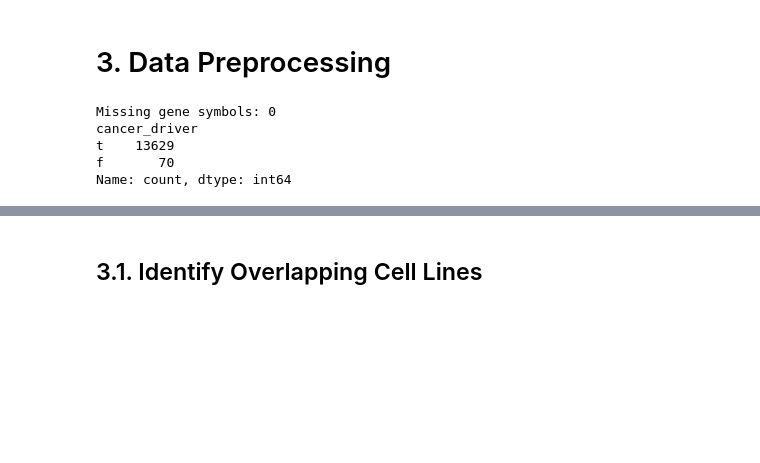
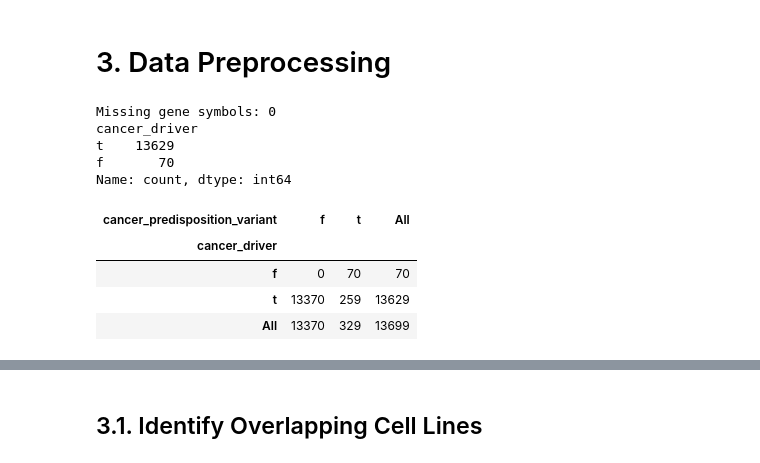
Before and after one commit to carolinemalaihull/trametinib-drug-response-ml, a Jupyter notebook: notebooks/01_data_exploration.ipynb, the cells around one changed output, grey strips where cells are left out. Cells and saved outputs as stored; diff of their text form; code cells hidden in the pictures; blank space fills up the shorter version.

```diff
--- a/notebooks/01_data_exploration.ipynb
+++ b/notebooks/01_data_exploration.ipynb
@@ -327,3 +327,15 @@ cancer_driver
 t    13629
 f       70
 Name: count, dtype: int64
+# %%
+pd.crosstab(
+    mutations["cancer_driver"],
+    mutations["cancer_predisposition_variant"],
+    margins=True
+)
+# %% [output]
+| cancer_predisposition_variant | f | t | All |
+| cancer_driver |  |  |  |
+| f | 0 | 70 | 70 |
+| t | 13370 | 259 | 13629 |
+| All | 13370 | 329 | 13699 |
```
Also changed, not shown: parts of 83 cells of this notebook, 1 other file.
